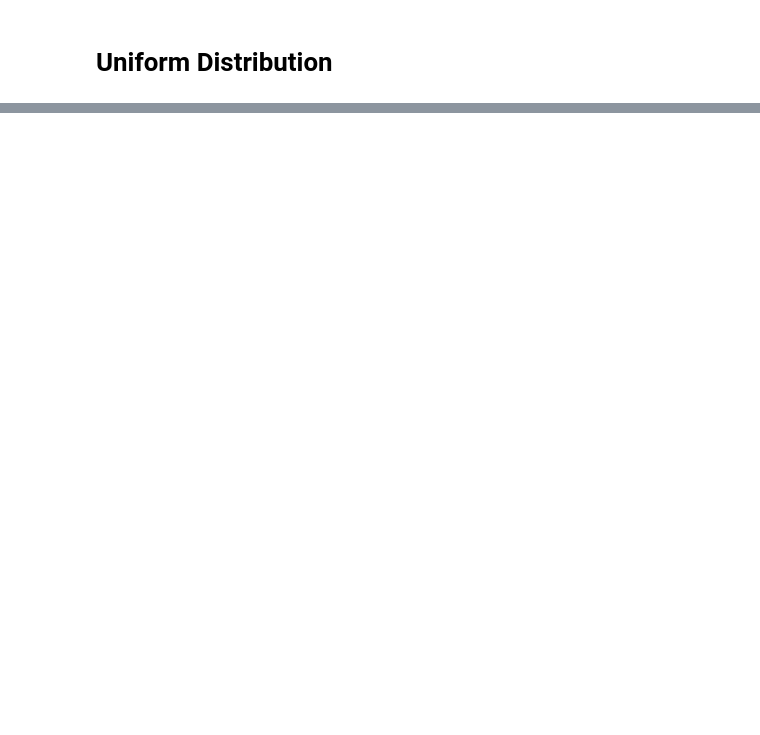
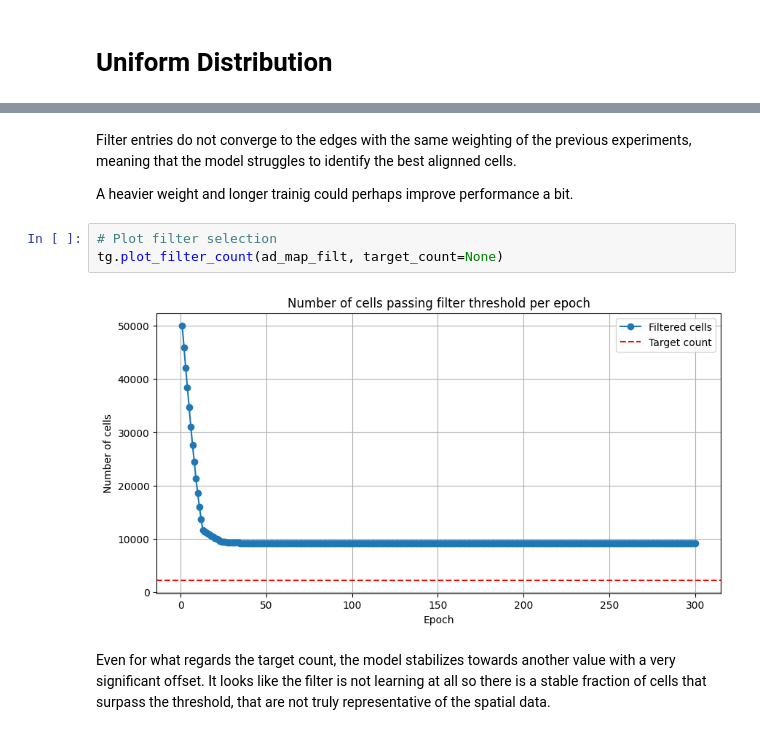
Before and after one commit to enric-bazz/Tangram, a Jupyter notebook: MyNotebooks/filter_mode_analysis.ipynb, the cells around one changed output, grey strips where cells are left out. Cells and saved outputs as stored; diff of their text form; blank space fills up the shorter version.

```diff
--- a/MyNotebooks/filter_mode_analysis.ipynb
+++ b/MyNotebooks/filter_mode_analysis.ipynb
@@ -485,0 +571,11 @@ Addition of vanilla regularizer terms does not seem to improve training in a sig
+# %% [markdown]
+Filter entries do not converge to the edges with the same weighting of the previous experiments, meaning that the model struggles to identify the best alignned cells.
+
+A heavier weight and longer trainig could perhaps improve performance a bit.
+# %%
+# Plot filter selection
+tg.plot_filter_count(ad_map_filt, target_count=None)
+# %% [output]
+[figure, added]
+# %% [markdown]
+Even for what regards the target count, the model stabilizes towards another value with a very significant offset. It looks like the filter is not learning at all so there is a stable fraction of cells that surpass the threshold, that are not truly representative of the spatial data.
```
Also changed, not shown: parts of 14 cells of this notebook.
